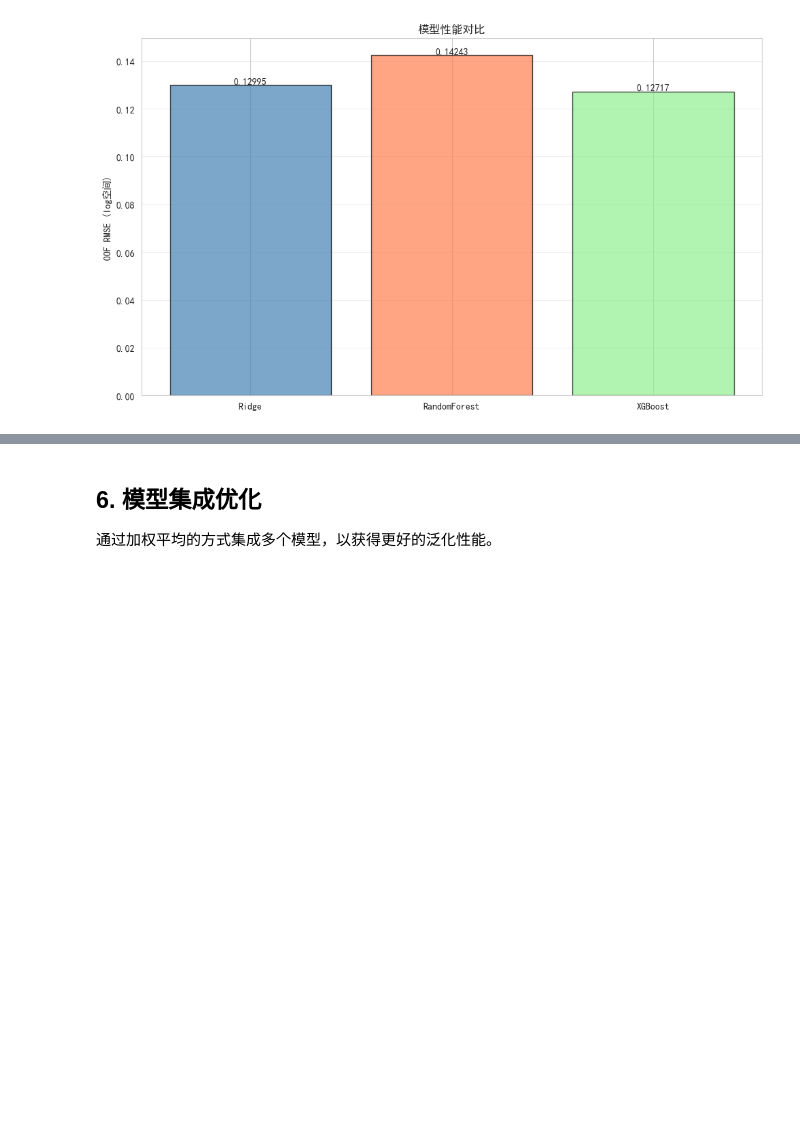
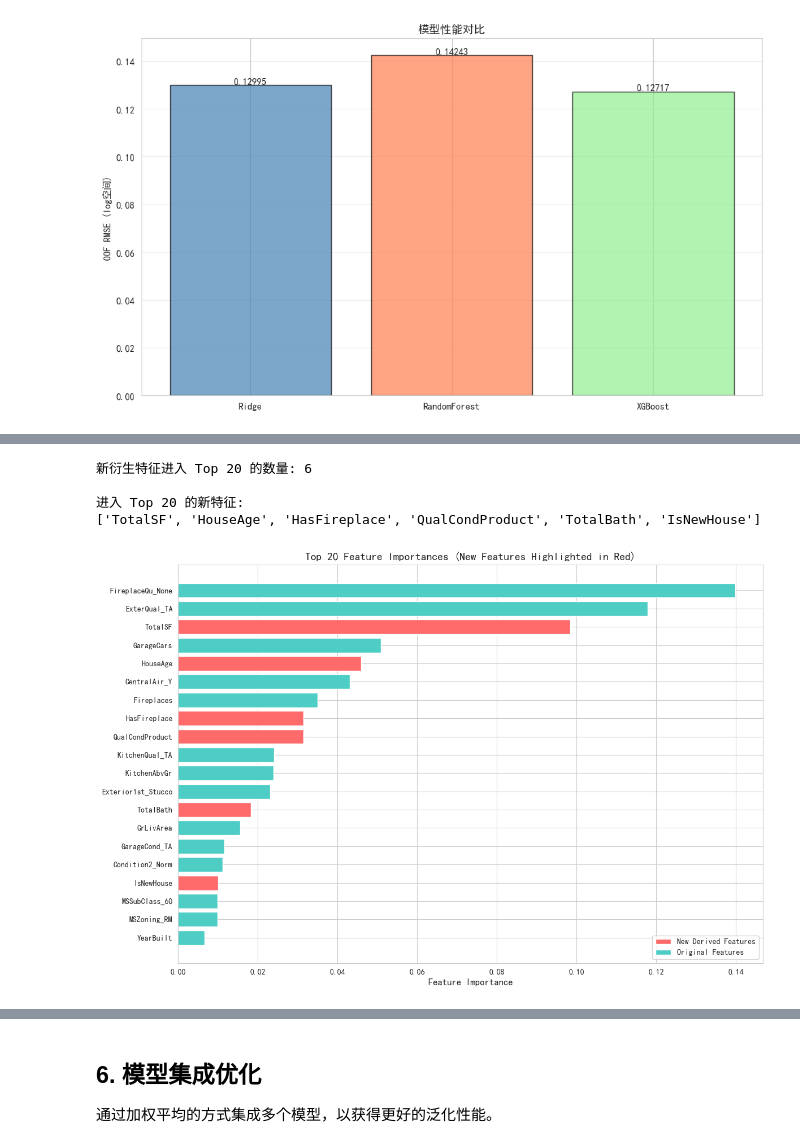
Before and after one commit to alfy603/-, a Jupyter notebook: house_price_prediction.ipynb, the cells around one changed output, grey strips where cells are left out. Saved outputs shown, nothing was run; the diff lists cells and outputs as text; code cells hidden in the pictures; blank space fills up the shorter version.

```diff
--- a/house_price_prediction.ipynb
+++ b/house_price_prediction.ipynb
@@ -1222,0 +1250,71 @@ XGBoost      OOF RMSE: 0.12717
+# %%
+import pandas as pd
+import numpy as np
+import matplotlib.pyplot as plt
+from matplotlib.patches import Patch
+
+# 定义新衍生的特征列表
+new_features = [
+    'TotalSF', 'TotalBath', 'TotalPorchSF',
+    'HouseAge', 'RemodAge', 'IsRemodeled', 'IsNewHouse',
+    'HasBasement', 'HasGarage', 'Has2ndFloor', 'HasFireplace', 'HasPool',
+    'QualCondProduct', 'LivingAreaRatio', 'GarageAreaRatio'
+]
+
+# 判断模型类型
+if isinstance(xgb_models, list):
+    # 如果是交叉验证的多个模型，取第一个
+    model_to_use = xgb_models[0]
+elif 'xgb_model' in dir():
+    model_to_use = xgb_model
+else:
+    print("找不到训练好的XGBoost模型")
+
+# 获取特征重要性
+importance_df = pd.DataFrame({
+    'feature': X.columns,
+    'importance': model_to_use.feature_importances_
+}).sort_values('importance', ascending=False). head(20)
+
+# 标记是否为新特征
+importance_df['is_new'] = importance_df['feature'].isin(new_features)
+
+# 统计新特征进入 Top 20 的数量
+new_in_top20 = importance_df['is_new'].sum()
+print(f'\n新衍生特征进入 Top 20 的数量: {new_in_top20}')
+print(f'\n进入 Top 20 的新特征:')
+new_feat_list = importance_df[importance_df['is_new']]['feature'].tolist()
+print(new_feat_list)
+
+# 可视化 - 新特征用不同颜色标注
+plt.figure(figsize=(12, 8))
+colors = ['#FF6B6B' if is_new else '#4ECDC4' for is_new in importance_df['is_new']]
+bars = plt.barh(range(len(importance_df)), importance_df['importance'], color=colors)
+
+plt.yticks(range(len(importance_df)), importance_df['feature'])
+plt.xlabel('Feature Importance', fontsize=12)
+plt. title('Top 20 Feature Importances (New Features Highlighted in Red)', fontsize=14, fontweight='bold')
+plt.gca().invert_yaxis()
+
+# 添加图例
+legend_elements = [
+    Patch(facecolor='#FF6B6B', label='New Derived Features'),
+    Patch(facecolor='#4ECDC4', label='Original Features')
+]
+plt.legend(handles=legend_elements, loc='lower right')
+
+plt.tight_layout()
+plt.savefig('feature_importance_top20.png', dpi=300, bbox_inches='tight')
+plt. show()
+
+# 输出详细的 Top 20 特征列表
+print('\n=== Top 20 Feature Importance ===')
+for idx, row in importance_df.iterrows():
+    marker = '🆕' if row['is_new'] else '  '
+    print(f'{marker} {row["feature"]:30s} {row["importance"]:.6f}')
+# %% [output]
+新衍生特征进入 Top 20 的数量: 6
+
+进入 Top 20 的新特征:
+['TotalSF', 'HouseAge', 'HasFireplace', 'QualCondProduct', 'TotalBath', 'IsNewHouse']
+[figure, added]
```
Also changed, not shown: parts of 3 cells of this notebook.
